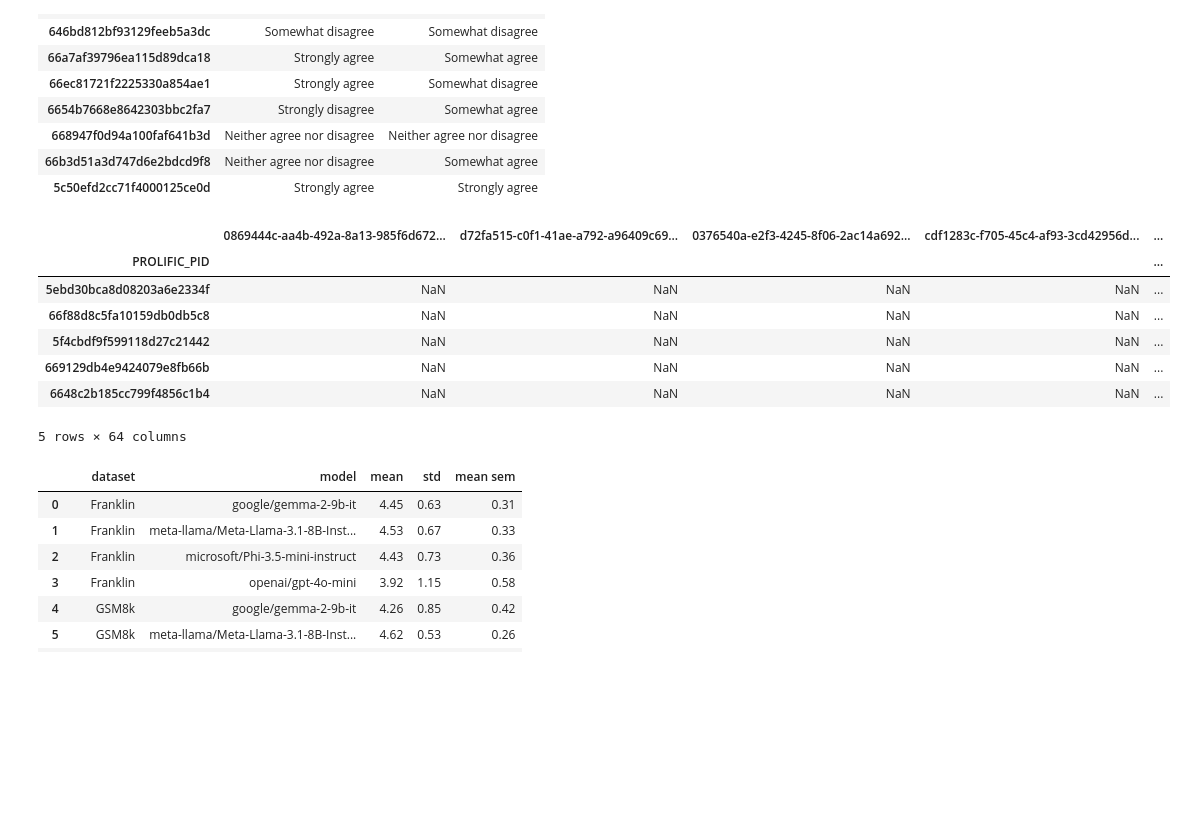
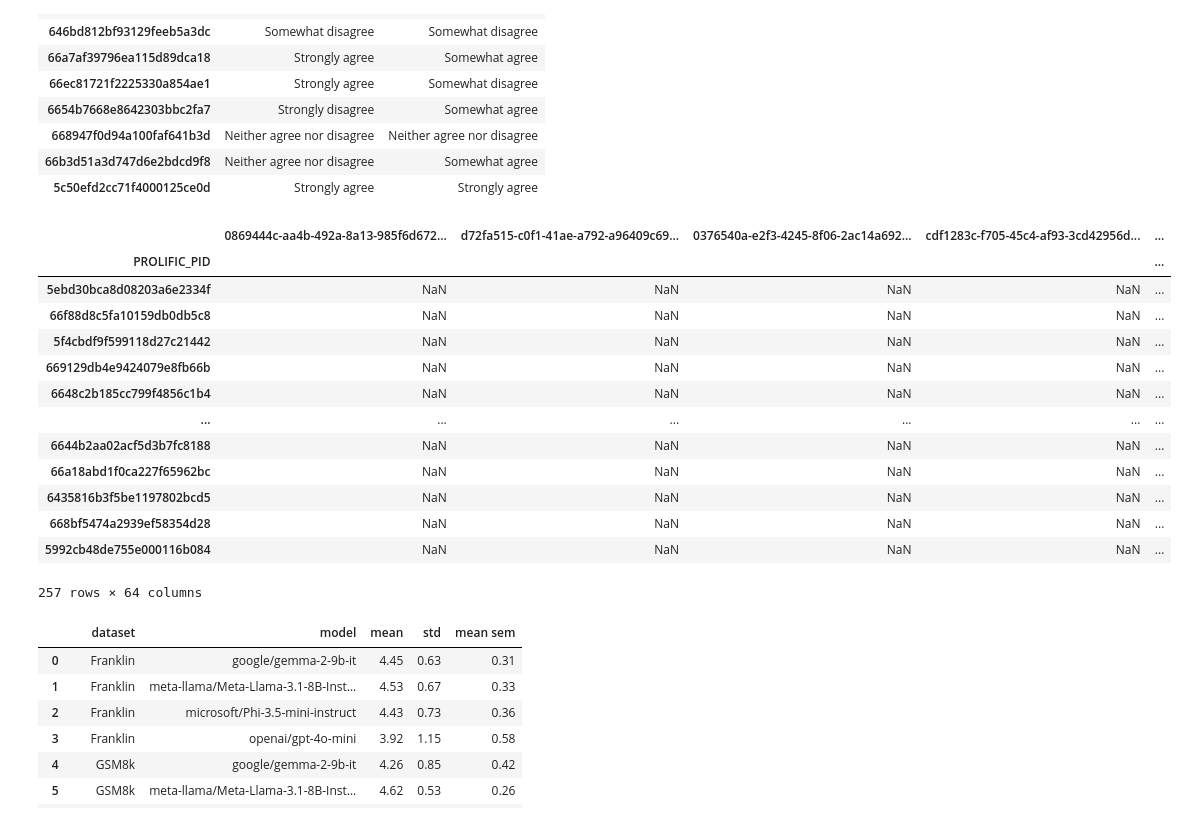
Before and after one commit to njf0/frank-llm, a Jupyter notebook: mini-project/studies/plan/results/results.ipynb, the cells around one changed output. Saved outputs shown, nothing was run; the diff lists cells and outputs as text; code cells hidden in the pictures; blank space fills up the shorter version.

```diff
--- a/mini-project/studies/plan/results/results.ipynb
+++ b/mini-project/studies/plan/results/results.ipynb
@@ -202,33 +202,39 @@ Failed double checks: Index(['666362028ebee6f125f05a4d', '646bd812bf93129feeb5a3
 # %%
 """
 Split main dataframe into 3 dataframes for each variation of the question.
 Split also by dataset and model.
 """
 df = df.map(t2i)
 # get uuids in survey
 uuids_in_survey = {i.split('_')[0] for i in df.columns}
 # get questions where questions['uuid'] is in uuids_in_survey
 questions = questions[questions['uuid'].isin(uuids_in_survey)]
 # # many-to-one mapping between ('model', 'dataset') and 'uuid'. get uuids for each ('model', 'dataset') pair
 grouped_uuids = questions.groupby(['dataset', 'model'])['uuid'].apply(list).to_dict()
 # # each uuid contains 3 variations with suffixes _1, _2, _3. create separate dataframes for each variation
 Q1, Q2, Q3, Q4 = {}, {}, {}, {}
 for (dataset, model), uuids in grouped_uuids.items():
     Q1[(dataset, model)] = df[[f'{uuid}_1' for uuid in uuids]].apply(pd.to_numeric)
     Q2[(dataset, model)] = df[[f'{uuid}_2' for uuid in uuids]].apply(pd.to_numeric)
     Q3[(dataset, model)] = df[[f'{uuid}_3' for uuid in uuids]].apply(pd.to_numeric)
     Q4[(dataset, model)] = df[[f'{uuid}_4' for uuid in uuids]].apply(pd.to_numeric)
 
-Q1[('Franklin', 'openai/gpt-4o-mini')].head()
+Q1[('Franklin', 'openai/gpt-4o-mini')]
 # %% [output]
 |  | 0869444c-aa4b-492a-8a13-985f6d672... | d72fa515-c0f1-41ae-a792-a96409c69... | 0376540a-e2f3-4245-8f06-2ac14a692... | cdf1283c-f705-45c4-af93-3cd42956d... | ... |
 | PROLIFIC_PID |  |  |  |  | ... |
 | 5ebd30bca8d08203a6e2334f | NaN | NaN | NaN | NaN | ... |
 | 66f88d8c5fa10159db0db5c8 | NaN | NaN | NaN | NaN | ... |
 | 5f4cbdf9f599118d27c21442 | NaN | NaN | NaN | NaN | ... |
 | 669129db4e9424079e8fb66b | NaN | NaN | NaN | NaN | ... |
 | 6648c2b185cc799f4856c1b4 | NaN | NaN | NaN | NaN | ... |
+| ... | ... | ... | ... | ... | ... |
+| 6644b2aa02acf5d3b7fc8188 | NaN | NaN | NaN | NaN | ... |
+| 66a18abd1f0ca227f65962bc | NaN | NaN | NaN | NaN | ... |
+| 6435816b3f5be1197802bcd5 | NaN | NaN | NaN | NaN | ... |
+| 668bf5474a2939ef58354d28 | NaN | NaN | NaN | NaN | ... |
+| 5992cb48de755e000116b084 | NaN | NaN | NaN | NaN | ... |
-5 rows × 64 columns
+257 rows × 64 columns
 # %%
 analysis.compute_average_sem(Q1)
 # %% [output]
```
Also changed, not shown: parts of 2 cells of this notebook, 2 other files.
